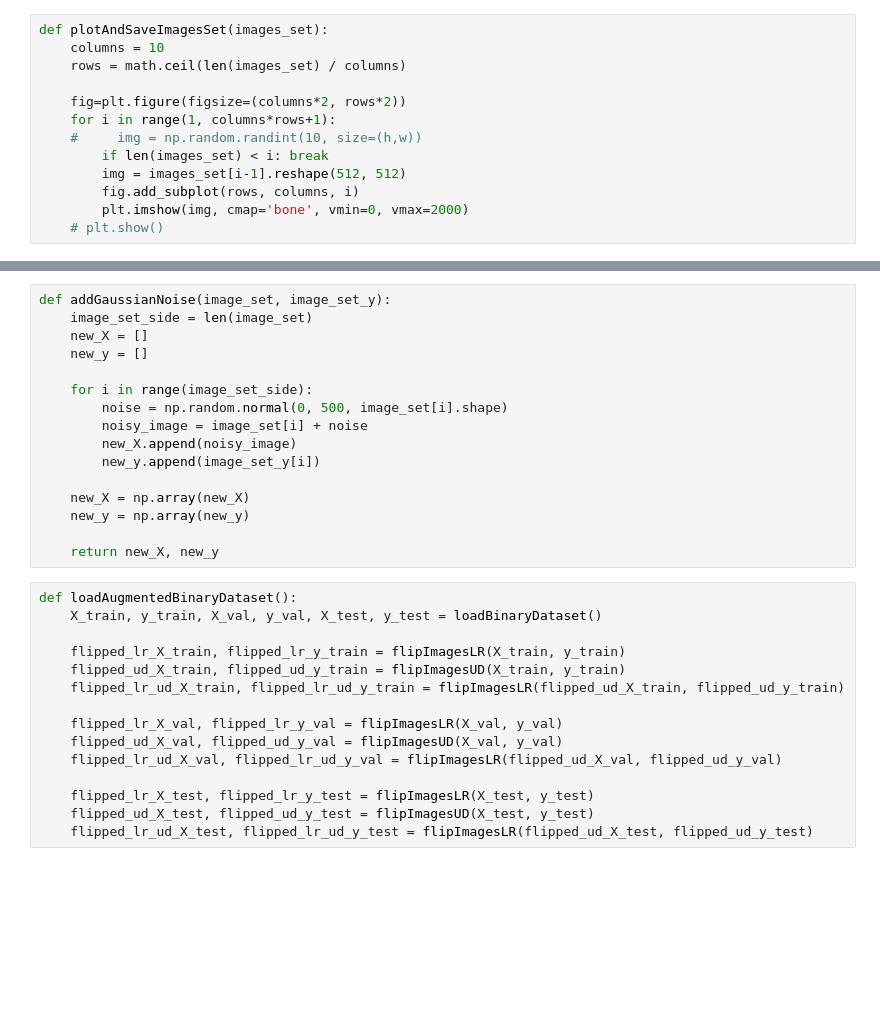
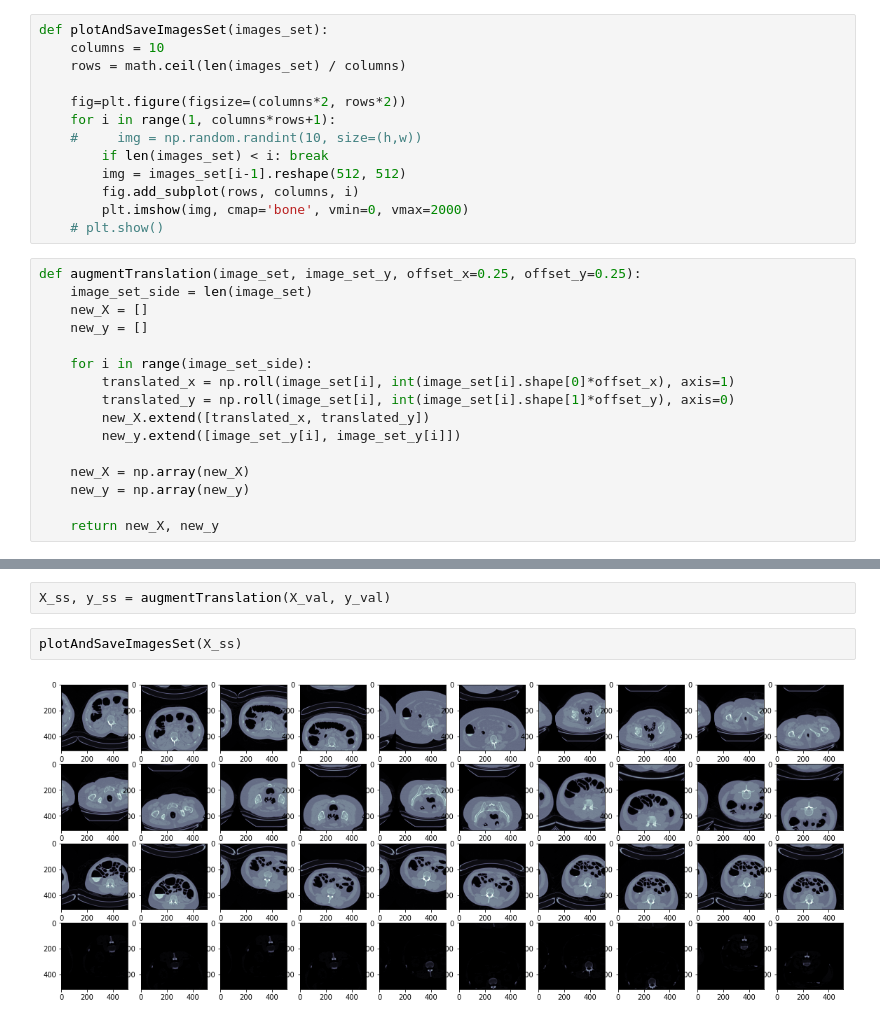
Before and after one commit to bring-shrubbery/st-andrews-dissertation, a Jupyter notebook: src/playground-1.ipynb, the cells around one changed output, grey strips where cells are left out. Saved outputs shown, nothing was run; the diff lists cells and outputs as text; blank space fills up the shorter version.

```diff
--- a/src/playground-1.ipynb
+++ b/src/playground-1.ipynb
@@ -17,6 +17,22 @@ def plotAndSaveImagesSet(images_set):
         fig.add_subplot(rows, columns, i)
         plt.imshow(img, cmap='bone', vmin=0, vmax=2000)
     # plt.show()
+# %%
+def augmentTranslation(image_set, image_set_y, offset_x=0.25, offset_y=0.25):
+    image_set_side = len(image_set)
+    new_X = []
+    new_y = []
+
+    for i in range(image_set_side):
+        translated_x = np.roll(image_set[i], int(image_set[i].shape[0]*offset_x), axis=1)
+        translated_y = np.roll(image_set[i], int(image_set[i].shape[1]*offset_y), axis=0)
+        new_X.extend([translated_x, translated_y])
+        new_y.extend([image_set_y[i], image_set_y[i]])
+
+    new_X = np.array(new_X)
+    new_y = np.array(new_y)
+
+    return new_X, new_y
 # %%
 X_train, y_train, X_val, y_val, X_test, y_test = loadBinaryDataset()
 # %% [output]
@@ -75,31 +45,6 @@ def flipImagesUD(image_set, image_set_y):
-# %%
-def addGaussianNoise(image_set, image_set_y):
-    image_set_side = len(image_set)
-    new_X = []
-    new_y = []
-
-    for i in range(image_set_side):
-        noise = np.random.normal(0, 500, image_set[i].shape)
-        noisy_image = image_set[i] + noise
-        new_X.append(noisy_image)
-        new_y.append(image_set_y[i])
-
-    new_X = np.array(new_X)
-    new_y = np.array(new_y)
-
-    return new_X, new_y
-# %%
-def loadAugmentedBinaryDataset():
-    X_train, y_train, X_val, y_val, X_test, y_test = loadBinaryDataset()
-
-    flipped_lr_X_train, flipped_lr_y_train = flipImagesLR(X_train, y_train)
-    flipped_ud_X_train, flipped_ud_y_train = flipImagesUD(X_train, y_train)
-    flipped_lr_ud_X_train, flipped_lr_ud_y_train = flipImagesLR(flipped_ud_X_train, flipped_ud_y_train)
-
-    flipped_lr_X_val, flipped_lr_y_val = flipImagesLR(X_val, y_val)
-    flipped_ud_X_val, flipped_ud_y_val = flipImagesUD(X_val, y_val)
-    flipped_lr_ud_X_val, flipped_lr_ud_y_val = flipImagesLR(flipped_ud_X_val, flipped_ud_y_val)
-
-    flipped_lr_X_test, flipped_lr_y_test = flipImagesLR(X_test, y_test)
-    flipped_ud_X_test, flipped_ud_y_test = flipImagesUD(X_test, y_test)
-    flipped_lr_ud_X_test, flipped_lr_ud_y_test = flipImagesLR(flipped_ud_X_test, flipped_ud_y_test)
+# %%
+X_ss, y_ss = augmentTranslation(X_val, y_val)
+# %%
+plotAndSaveImagesSet(X_ss)
+# %% [output]
+[figure, added]
```
Also changed, not shown: parts of 3 cells of this notebook, 4 other files.
